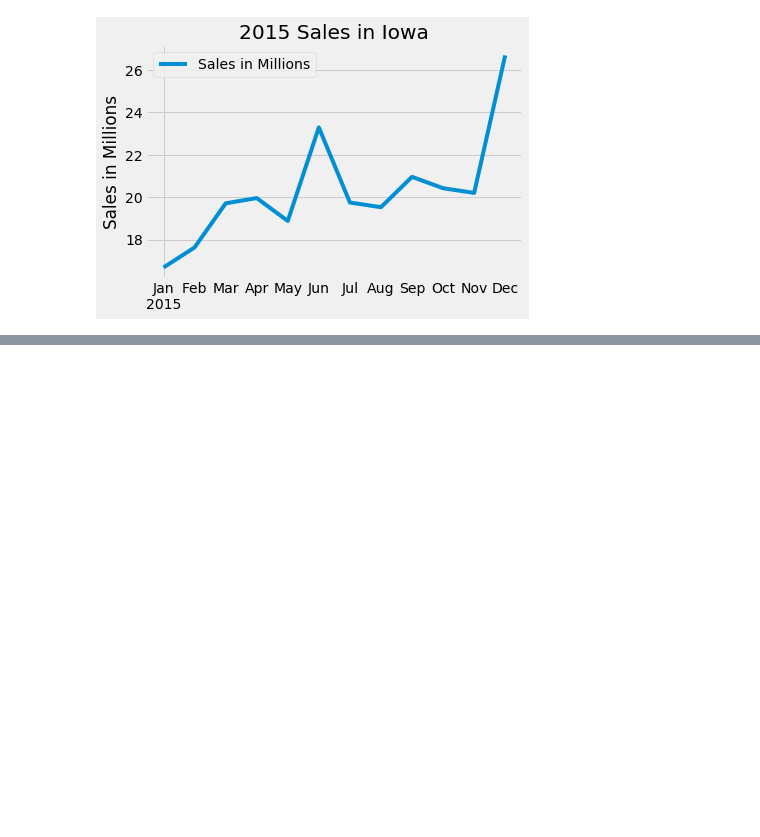
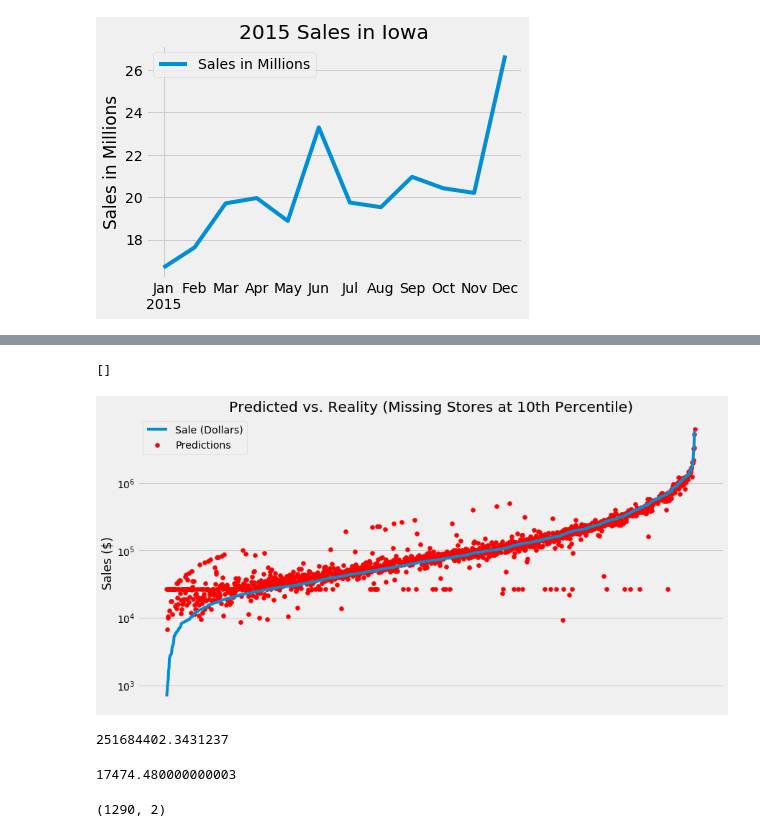
Before and after one commit to slevin886/IowaLiquorSales, a Jupyter notebook: code/Iowa full dataset.ipynb, the cells around one changed output, grey strips where cells are left out. Saved outputs shown, nothing was run; the diff lists cells and outputs as text; code cells hidden in the pictures; blank space fills up the shorter version.

```diff
--- a/code/Iowa full dataset.ipynb
+++ b/code/Iowa full dataset.ipynb
@@ -162,0 +217,12 @@ X = pd.merge(X, three_month_sales, on='Store Number')
+# %%
+X_three = pd.merge(X_three, county_demographics, left_on='County', right_on='Areaname')
+X_three = X_three.drop('Median household income 2009', axis=1)
+X_three = X_three.drop('Areaname', axis=1)
+# %%
+#First regression
+X_three = X_three.sort_values('Store Number').set_index('Store Number')
+X = X_three[['Bottles Sold', 'State Bottle Cost', 'State Bottle Retail',
+        'Three months (thousands)', 'Volume Sold (Gallons)',
+        'All People in poverty- 2009',
+       'Percent Population Male 20 - 34 (2016)', 'Population per sq mile',
+       'Median household income 2009 (thousands)']]
@@ -162,0 +233,4 @@ X = pd.merge(X, three_month_sales, on='Store Number')
+# %%
+X = sm.add_constant(X)
+modelOLS = sm.OLS(target, X).fit()
+modelOLS.summary()
@@ -162,0 +263,7 @@ X = pd.merge(X, three_month_sales, on='Store Number')
+# %%
+#Completely reduced model
+X = X_three[[
+        'Three months (thousands)']]
+X = sm.add_constant(X)
+modelOLS = sm.OLS(target, X).fit()
+modelOLS.summary()
@@ -162,0 +288,21 @@ X = pd.merge(X, three_month_sales, on='Store Number')
+# %%
+#Graphing store by store residuals
+predictions = modelOLS.predict(X)
+base_model = list(predictions)
+new_targ = target.copy()
+new_targ['Predictions'] = base_model
+new_targ = new_targ.sort_values('Sale (Dollars)')
+
+#Figure
+fig = plt.figure(figsize=(13,7))
+ax = fig.gca()
+plt.plot(np.arange(0, 1373), new_targ['Sale (Dollars)'])
+plt.scatter(np.arange(0, 1373), new_targ['Predictions'], c='Red')
+plt.legend()
+plt.ylabel('Sales ($)')
+plt.title('Predicted vs. Reality (Missing Stores at 10th Percentile)')
+ax.set_yscale('log')
+ax.get_xaxis().set_ticks([])
+# %% [output]
+[]
+[figure, added]
@@ -162,0 +328,18 @@ X = pd.merge(X, three_month_sales, on='Store Number')
+# %%
+#2016 basic predictions
+X = sm.add_constant(X)
+predictions = modelOLS.predict(X)
+sum(predictions)
+# %% [output]
+251684402.3431237
+# %%
+target['Sale (Dollars)'].quantile(.10)
+# %% [output]
+17474.480000000003
+# %%
+merged_comparison['2016 predictions'] = predictions
+merge_2 = pd.merge(merged_comparison, target.reset_index(), on='Store Number')
+merge_2 = merge_2[['2016 predictions', 'Sale (Dollars)']].sort_values('Sale (Dollars)')
+merge_2.shape
+# %% [output]
+(1290, 2)
```
Also changed, not shown: parts of 18 cells of this notebook.
